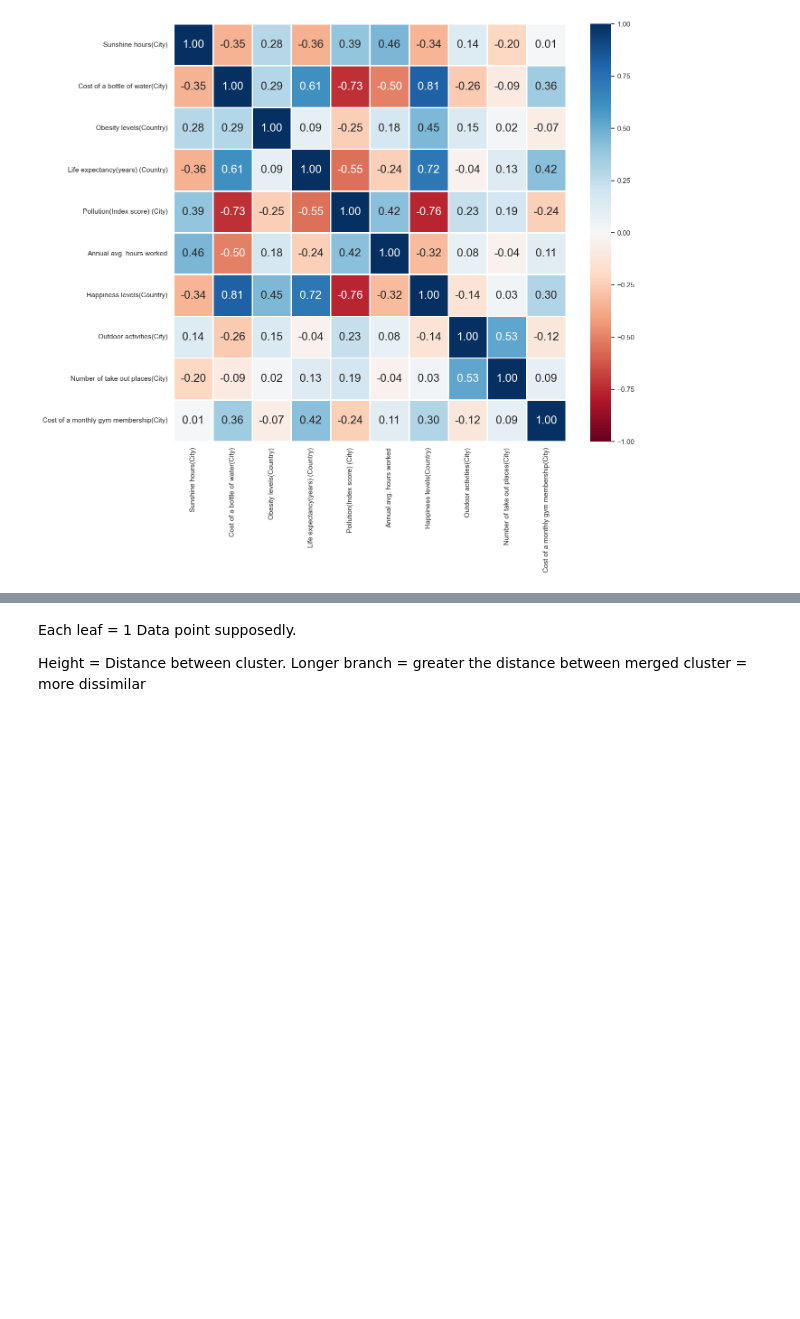
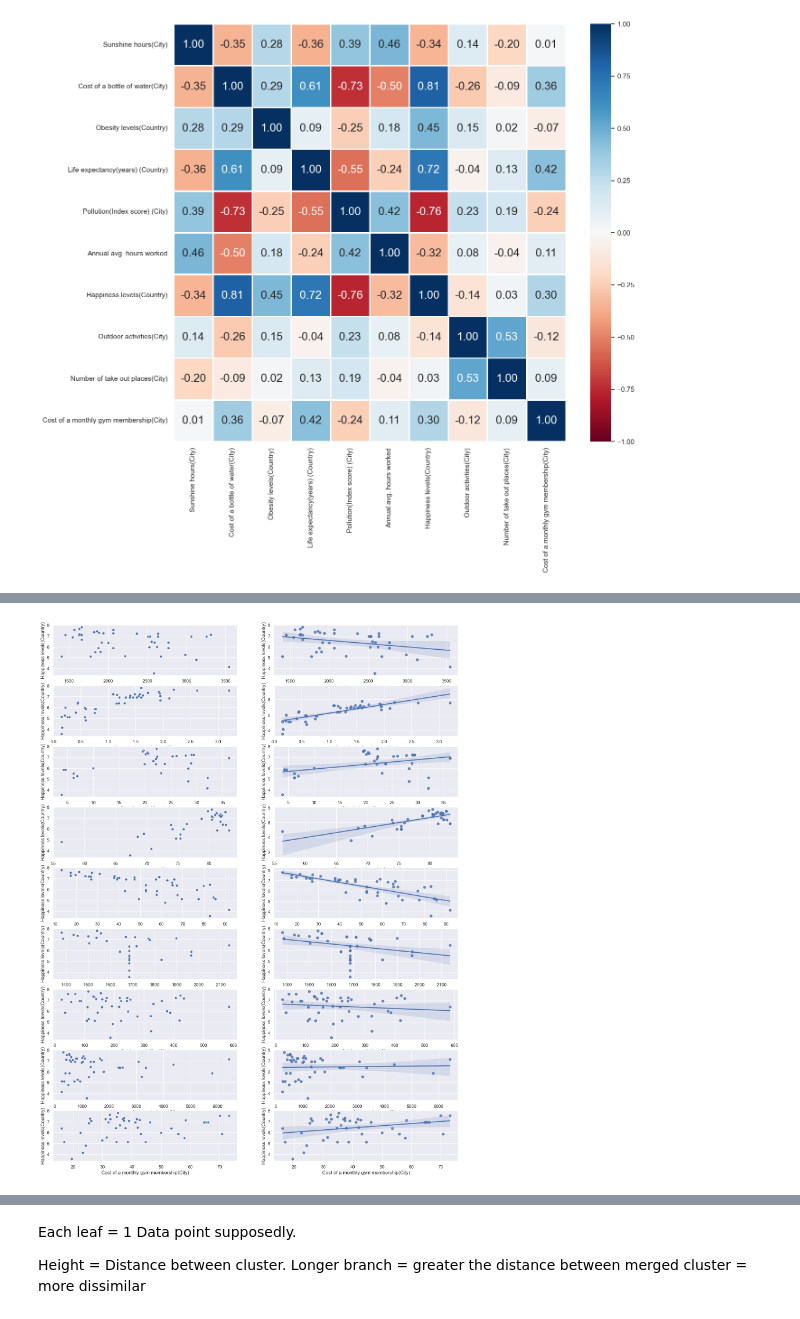
Before and after one commit to JaredNgwj/SC1015, a Jupyter notebook: SC1015 Full Project - City Happiness Level.ipynb, the cells around one changed output, grey strips where cells are left out. Saved outputs shown, nothing was run; the diff lists cells and outputs as text; code cells hidden in the pictures; blank space fills up the shorter version.

```diff
--- a/SC1015 Full Project - City Happiness Level.ipynb
+++ b/SC1015 Full Project - City Happiness Level.ipynb
@@ -245,0 +273,9 @@ for var in CityDataEDA:
+# %%
+skews = {var: CityDataEDA[var].skew() for var in CityDataEDA}
+
+print("Skewness of each variable:\n")
+# Print the skews
+for var, skew in skews.items():
+    print(var + ' = ' + str(skew))
+    print()
+    # Should we change skewness here ? Or should we do it in linear regression
@@ -253 +322,17 @@ plt.show()
+# %%
+f, axes = plt.subplots(9, 2, figsize=(18, 24))
+
+CityDataEDACopy = CityDataEDA.copy()
+y = CityDataEDA['Happiness levels(Country)']
+CityDataEDA = CityDataEDA.drop('Happiness levels(Country)', axis=1)
+
+count = 0
+for var in CityDataEDA:
+    sb.scatterplot(data=CityDataEDA , x= CityDataEDA[var], y = y, ax = axes[count,0])
+    sb.regplot(data=CityDataEDA , x= CityDataEDA[var] ,  y = y, ax = axes[count,1])
+    count +=1
+
+plt.show()
+# %% [output]
+[figure, added]
 # %% [markdown]
```
Also changed, not shown: parts of 26 cells of this notebook, 1 other file.
